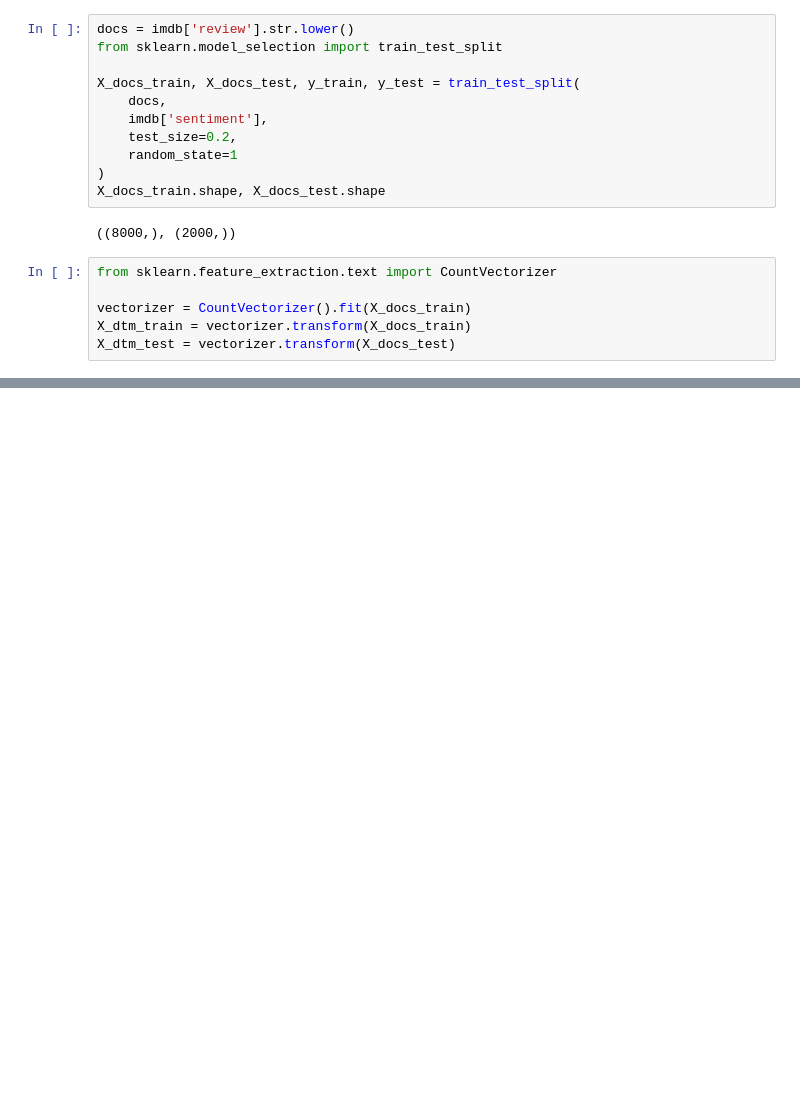
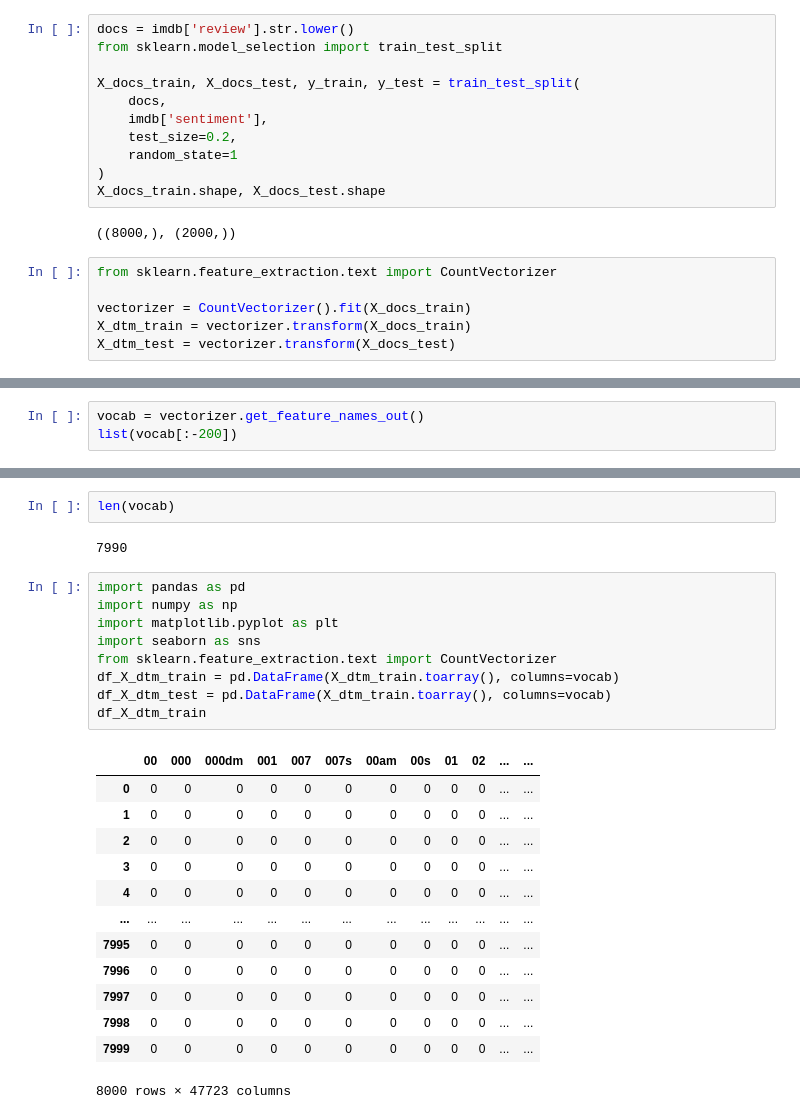
Before and after one commit to UmashankarKH/Project---BI-on-Amazon-Sales, a Jupyter notebook: NLP.ipynb, the cells around one changed output, grey strips where cells are left out. Cells and saved outputs as stored; diff of their text form; blank space fills up the shorter version.

```diff
--- a/NLP.ipynb
+++ b/NLP.ipynb
@@ -42,0 +91,3 @@ X_dtm_train
+# %%
+vocab = vectorizer.get_feature_names_out()
+list(vocab[:-200])
@@ -42,0 +112,27 @@ X_dtm_train
+# %%
+len(vocab)
+# %% [output]
+7990
+# %%
+import pandas as pd
+import numpy as np
+import matplotlib.pyplot as plt
+import seaborn as sns
+from sklearn.feature_extraction.text import CountVectorizer
+df_X_dtm_train = pd.DataFrame(X_dtm_train.toarray(), columns=vocab)
+df_X_dtm_test = pd.DataFrame(X_dtm_train.toarray(), columns=vocab)
+df_X_dtm_train
+# %% [output]
+|  | 00 | 000 | 000dm | 001 | 007 | 007s | 00am | 00s | 01 | 02 | ... | ... |
+| 0 | 0 | 0 | 0 | 0 | 0 | 0 | 0 | 0 | 0 | 0 | ... | ... |
+| 1 | 0 | 0 | 0 | 0 | 0 | 0 | 0 | 0 | 0 | 0 | ... | ... |
+| 2 | 0 | 0 | 0 | 0 | 0 | 0 | 0 | 0 | 0 | 0 | ... | ... |
+| 3 | 0 | 0 | 0 | 0 | 0 | 0 | 0 | 0 | 0 | 0 | ... | ... |
+| 4 | 0 | 0 | 0 | 0 | 0 | 0 | 0 | 0 | 0 | 0 | ... | ... |
+| ... | ... | ... | ... | ... | ... | ... | ... | ... | ... | ... | ... | ... |
+| 7995 | 0 | 0 | 0 | 0 | 0 | 0 | 0 | 0 | 0 | 0 | ... | ... |
+| 7996 | 0 | 0 | 0 | 0 | 0 | 0 | 0 | 0 | 0 | 0 | ... | ... |
+| 7997 | 0 | 0 | 0 | 0 | 0 | 0 | 0 | 0 | 0 | 0 | ... | ... |
+| 7998 | 0 | 0 | 0 | 0 | 0 | 0 | 0 | 0 | 0 | 0 | ... | ... |
+| 7999 | 0 | 0 | 0 | 0 | 0 | 0 | 0 | 0 | 0 | 0 | ... | ... |
+8000 rows × 47723 columns
```
Also changed, not shown: parts of 16 cells of this notebook.
